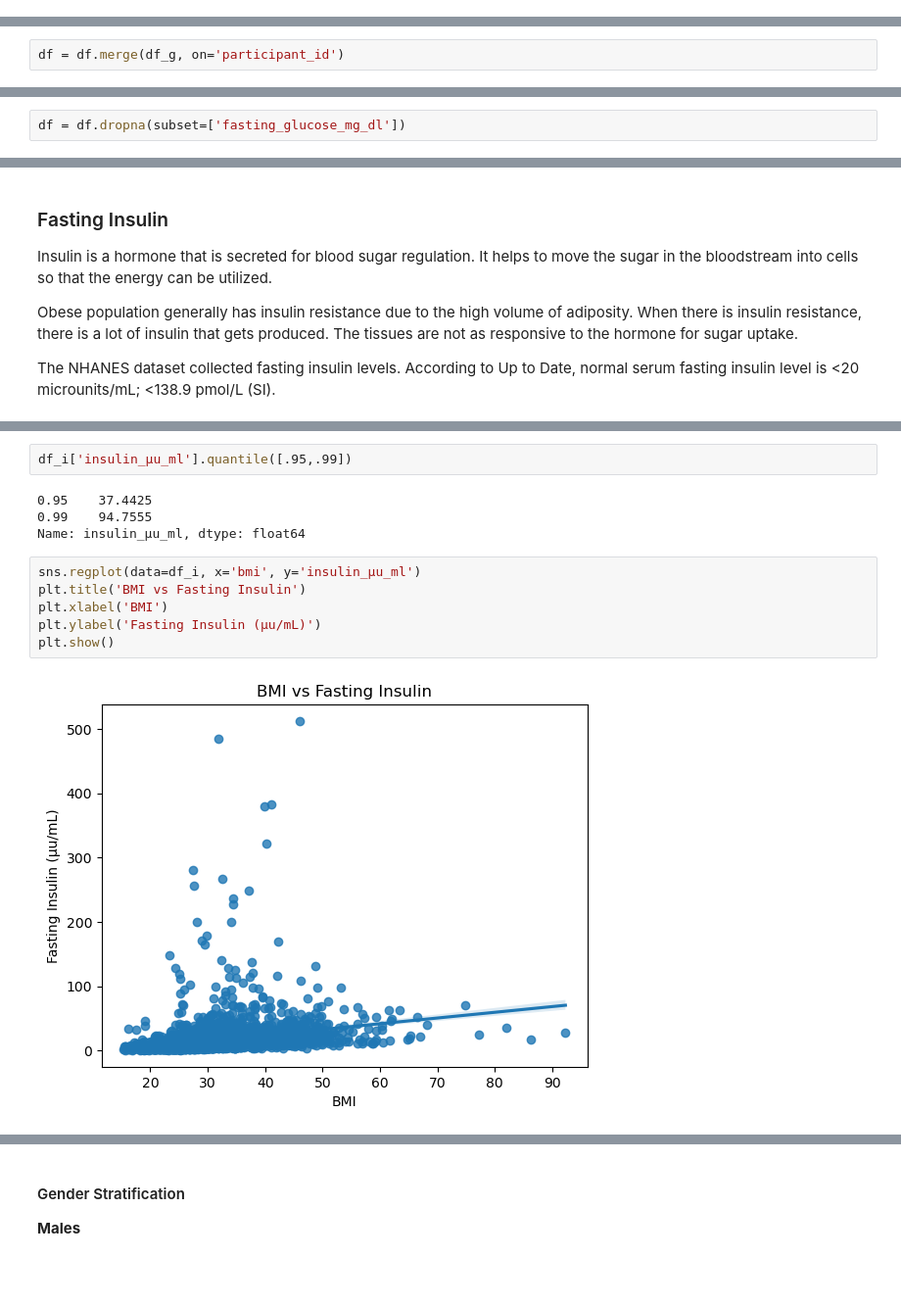
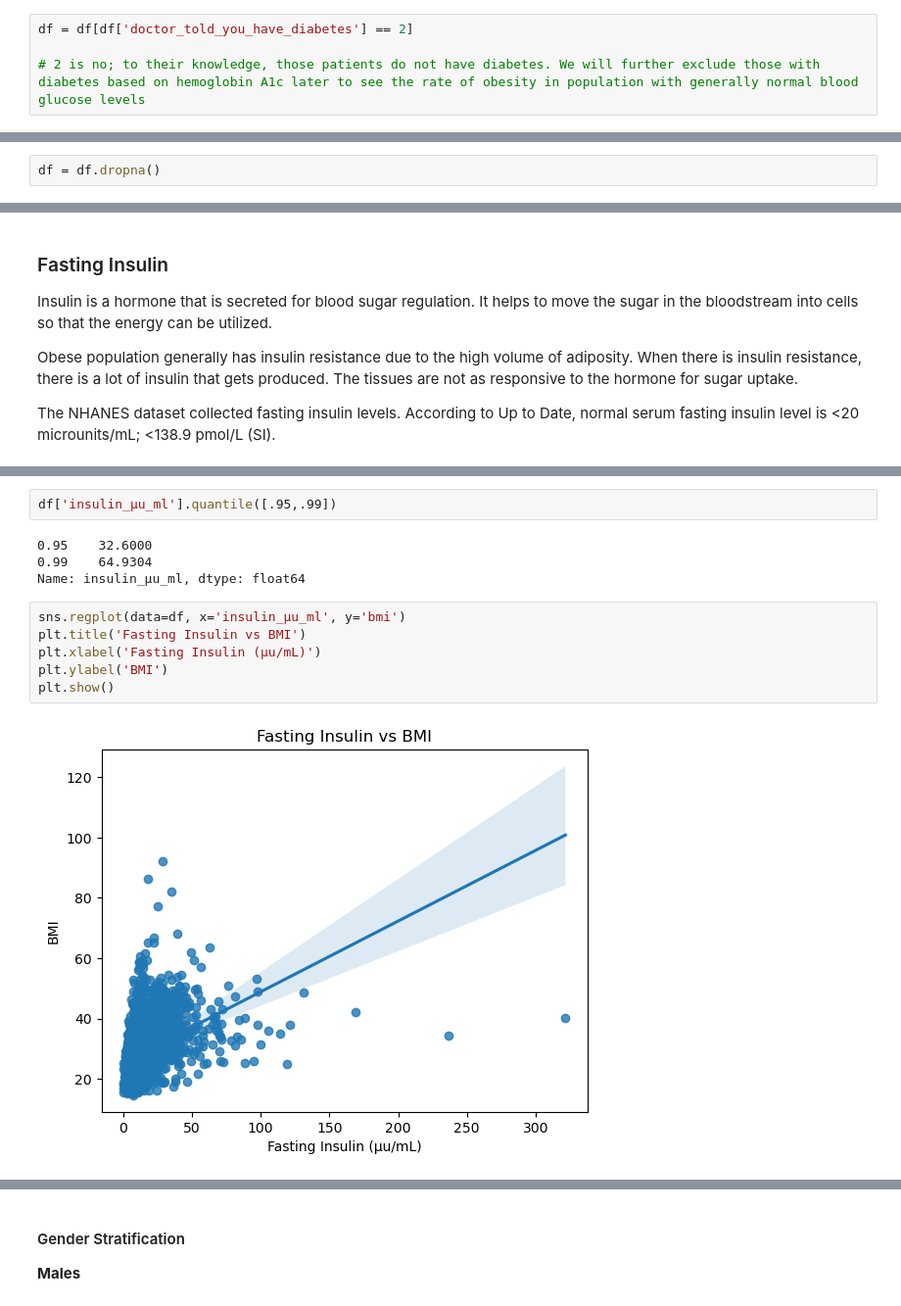
Before and after one commit to eudorach/portfolio_ds_projects, a Jupyter notebook: NHANES_analysis/notebooks/02_analysis/4.blood_lab_carbohydrate_metabolism.ipynb, the cells around one changed output, grey strips where cells are left out. Shown at 98% size. Cells and saved outputs as stored; diff of their text form; blank space fills up the shorter version.

Commit message:
carbohydrate metabolism analysis
analysis done on those who reported no history of diabetes

```diff
--- a/NHANES_analysis/notebooks/02_analysis/4.blood_lab_carbohydrate_metabolism.ipynb
+++ b/NHANES_analysis/notebooks/02_analysis/4.blood_lab_carbohydrate_metabolism.ipynb
@@ -56,3 +58,7 @@ KeyError: 'DEFAULT'
+# %%
+df = df[df['doctor_told_you_have_diabetes'] == 2]
+
+# 2 is no; to their knowledge, those patients do not have diabetes. We will further exclude those with diabetes based on hemoglobin A1c later to see the rate of obesity in population with generally normal blood glucose levels
 # %% [markdown]
 ### Fasting Glucose
 
@@ -74,2 +70,0 @@ df_g = df_g.drop(['Unnamed: 0','fasting_glucose_mmol_l'], axis=1)
-# %%
-df = df.merge(df_g, on='participant_id')
@@ -122,6 +103,6 @@ fasting_glucose_mg_dl    250
 dtype: int64
-# %%
-df = df.dropna(subset=['fasting_glucose_mg_dl'])
+# %%
+df = df.dropna()
 # %%
 sns.histplot(data=df, x='fasting_glucose_mg_dl')
 plt.title('Fasting Glucose Distribution')
@@ -372,15 +275,15 @@ plt.show()
 # %%
-df_i['insulin_μu_ml'].quantile([.95,.99])
+df['insulin_μu_ml'].quantile([.95,.99])
 # %% [output]
-0.95    37.4425
-0.99    94.7555
+0.95    32.6000
+0.99    64.9304
 Name: insulin_μu_ml, dtype: float64
 # %%
-sns.regplot(data=df_i, x='bmi', y='insulin_μu_ml')
-plt.title('BMI vs Fasting Insulin')
-plt.xlabel('BMI')
-plt.ylabel('Fasting Insulin (μu/mL)')
+sns.regplot(data=df, x='insulin_μu_ml', y='bmi')
+plt.title('Fasting Insulin vs BMI')
+plt.xlabel('Fasting Insulin (μu/mL)')
+plt.ylabel('BMI')
 plt.show()
 # %% [output]
-[figure, old version]
+[figure, new version]
 # %%
```
Also changed, not shown: parts of 83 cells of this notebook, 1 other file.
